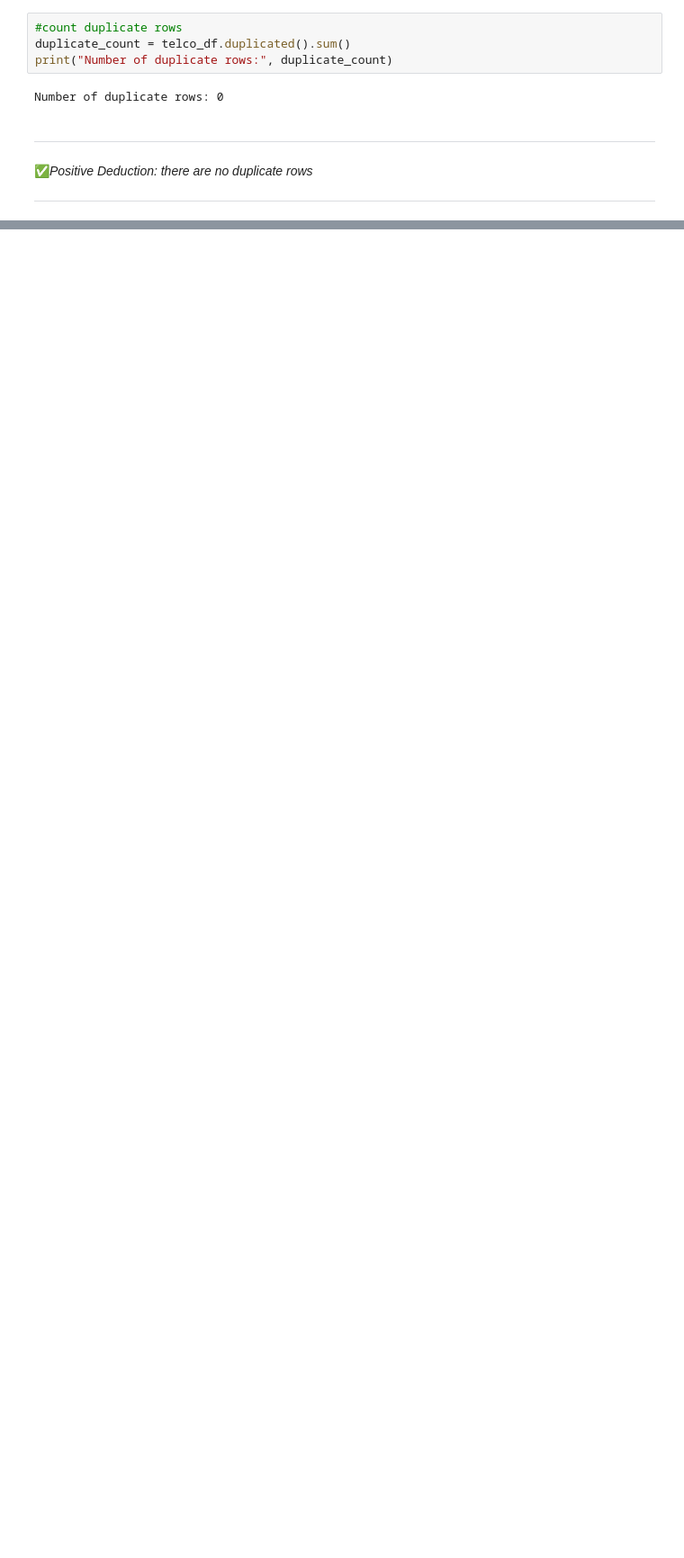
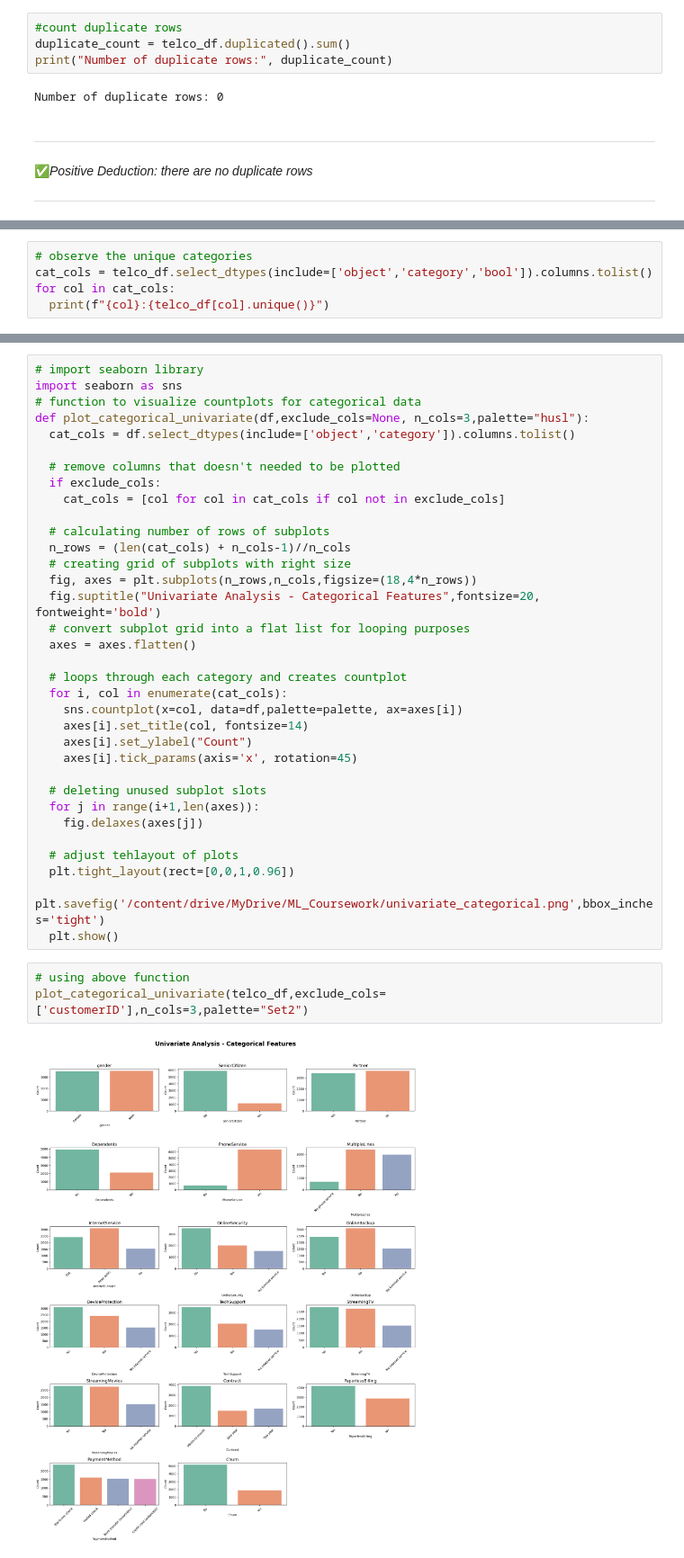
Before and after one commit to DewliniHerath/Telco_Churn_Predictor, a Jupyter notebook: notebooks/Telco_eda.ipynb, the cells around one changed output, grey strips where cells are left out. Shown at 90% size. Saved outputs shown, nothing was run; the diff lists cells and outputs as text; blank space fills up the shorter version.

Commit message:
Second Phase 1st part of eda completed [visualization on categorical data]

```diff
--- a/notebooks/Telco_eda.ipynb
+++ b/notebooks/Telco_eda.ipynb
@@ -165,0 +211,5 @@ Number of duplicate rows: 0
+# %%
+# observe the unique categories
+cat_cols = telco_df.select_dtypes(include=['object','category','bool']).columns.tolist()
+for col in cat_cols:
+  print(f"{col}:{telco_df[col].unique()}")
@@ -165,0 +248,39 @@ Number of duplicate rows: 0
+# %%
+# import seaborn library
+import seaborn as sns
+# function to visualize countplots for categorical data
+def plot_categorical_univariate(df,exclude_cols=None, n_cols=3,palette="husl"):
+  cat_cols = df.select_dtypes(include=['object','category']).columns.tolist()
+
+  # remove columns that doesn't needed to be plotted
+  if exclude_cols:
+    cat_cols = [col for col in cat_cols if col not in exclude_cols]
+
+  # calculating number of rows of subplots
+  n_rows = (len(cat_cols) + n_cols-1)//n_cols
+  # creating grid of subplots with right size
+  fig, axes = plt.subplots(n_rows,n_cols,figsize=(18,4*n_rows))
+  fig.suptitle("Univariate Analysis - Categorical Features",fontsize=20, fontweight='bold')
+  # convert subplot grid into a flat list for looping purposes
+  axes = axes.flatten()
+
+  # loops through each category and creates countplot
+  for i, col in enumerate(cat_cols):
+    sns.countplot(x=col, data=df,palette=palette, ax=axes[i])
+    axes[i].set_title(col, fontsize=14)
+    axes[i].set_ylabel("Count")
+    axes[i].tick_params(axis='x', rotation=45)
+
+  # deleting unused subplot slots
+  for j in range(i+1,len(axes)):
+    fig.delaxes(axes[j])
+
+  # adjust tehlayout of plots
+  plt.tight_layout(rect=[0,0,1,0.96])
+  plt.savefig('/content/drive/MyDrive/ML_Coursework/univariate_categorical.png',bbox_inches='tight')
+  plt.show()
+# %%
+# using above function
+plot_categorical_univariate(telco_df,exclude_cols=['customerID'],n_cols=3,palette="Set2")
+# %% [output]
+[figure, added]
```
Also changed, not shown: parts of 20 cells of this notebook.
